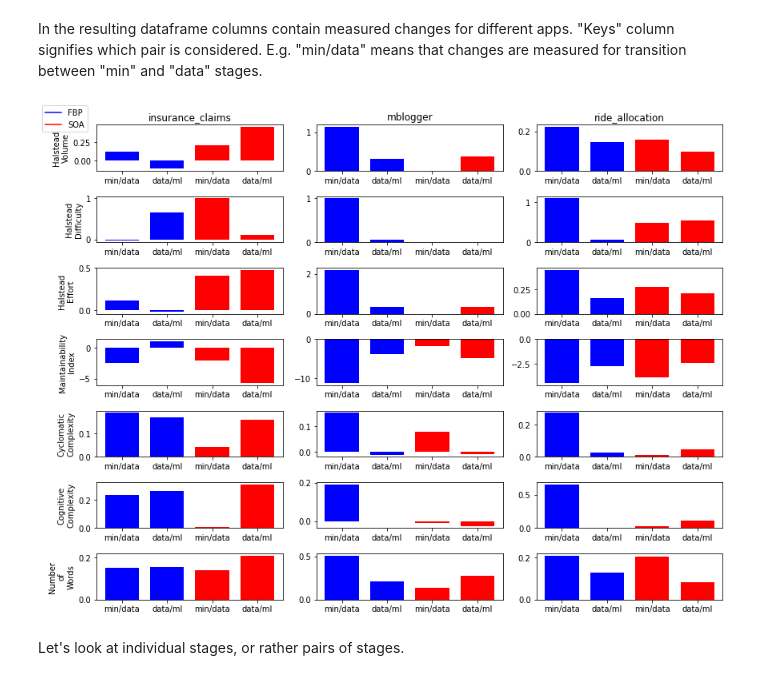
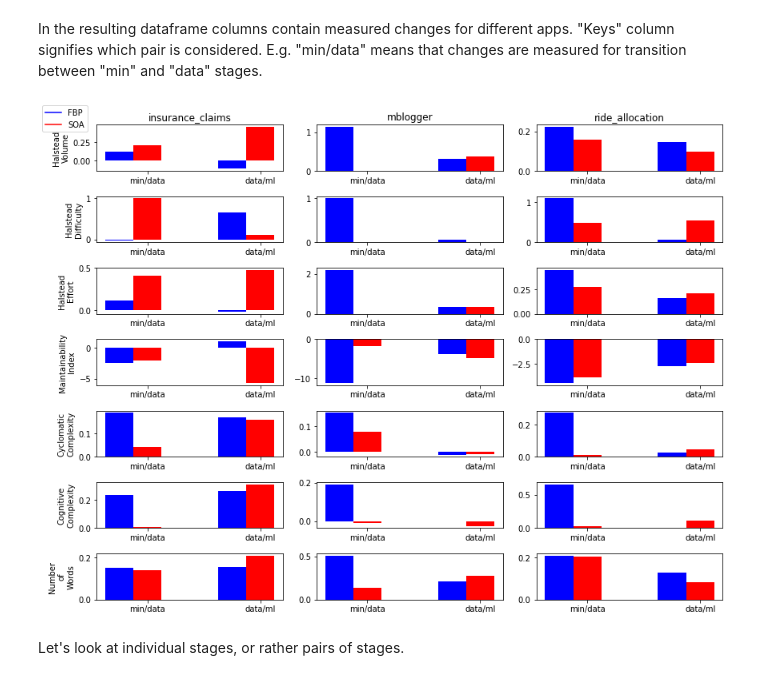
Before and after one commit to mlatcl/fbp-vs-soa, a Jupyter notebook: metrics_analysis.ipynb, the cells around one changed output. Saved outputs shown, nothing was run; the diff lists cells and outputs as text; code cells hidden in the pictures.

```diff
--- a/metrics_analysis.ipynb
+++ b/metrics_analysis.ipynb
@@ -50,13 +52,20 @@ for ax, metric in zip(axes[:,0], metrics):
 for ir, metric in enumerate(metrics):
     for ic, app in enumerate(apps):
         values = df[df["App"] == app][["Key", metric]]
+        values_fbp = values.loc[values['Key'].isin(['fbp_app_min','fbp_app_data','fbp_app_ml'])]
+        values_soa = values.loc[values['Key'].isin(['soa_app_min','soa_app_data','soa_app_ml'])]
+        labels = [k[k.rfind('_')+1:] for k in values_fbp["Key"]]
+        X = np.arange(len(values_fbp))
+        axes[ir][ic].bar(
+            X, values_fbp[metric], width=0.25,
+            tick_label=labels, align='center', color='b'
+        );
+        axes[ir][ic].bar(
+            X+0.25, values_soa[metric], width=0.25,
+            tick_label=labels, align='center', color='r'
+        );
 
-        colors = ['b' if k.startswith('fbp') else 'r' for k in values["Key"]]
-        labels = [k[k.rfind('_')+1:] for k in values["Key"]]
-        axes[ir][ic].bar(
-            range(len(values)), values[metric], width=0.75,
-            tick_label=labels, align='center', color=colors
-        );
+
 
 fig.tight_layout();
 
@@ -118,37 +127,44 @@ In the resulting dataframe columns contain measured changes for different apps.
 # %%
 apps = all_changes_df["App"].unique().tolist()
 metrics = df.columns[3:].tolist()
 
 fig, axes = plt.subplots(nrows=len(metrics), ncols=len(apps), figsize=(12, 9))
 
 for ax, app in zip(axes[0], apps):
     ax.set_title(app);
 
 for ax, metric in zip(axes[:,0], metrics):
     ax.set_ylabel(metric.replace(' ', "\n"), size=10);
 
 for ir, metric in enumerate(metrics):
     for ic, app in enumerate(apps):
         values = all_changes_df[all_changes_df["App"] == app][["Paradigm", "Keys", metric]]
-
+        values_fbp = values.loc[values['Paradigm'].isin(['fbp'])]
+        values_soa = values.loc[values['Paradigm'].isin(['soa'])]
+        labels = [k[k.rfind('_')+1:] for k in values_fbp["Paradigm"]]
+        X = np.arange(len(values_fbp))
         colors = ['b' if k == 'fbp' else 'r' for k in values["Paradigm"]]
-        labels = values["Keys"]
+        labels = values_fbp["Keys"]
         axes[ir][ic].bar(
-            range(len(values)), values[metric], width=0.75,
-            tick_label=labels, align='center', color=colors
+            X, values_fbp[metric], width=0.25,
+            tick_label=labels, align='center', color='b'
+        );
+        axes[ir][ic].bar(
+            X+0.25, values_soa[metric], width=0.25,
+            tick_label=labels, align='center', color='r'
         );
 
 fig.tight_layout();
 
 
 legend_elements = [Line2D([0], [0], color='b', label='FBP'),
                    Line2D([0], [0], color='r', label='SOA')]
 
 fig.legend(handles=legend_elements, loc='upper left')
 
 plt.show();
 # %% [output]
-[figure, old version]
+[figure, new version]
 # %% [markdown]
 Let's look at individual stages, or rather pairs of stages.
 # %%
```
Also changed, not shown: parts of 2 cells of this notebook, 1 other file.
